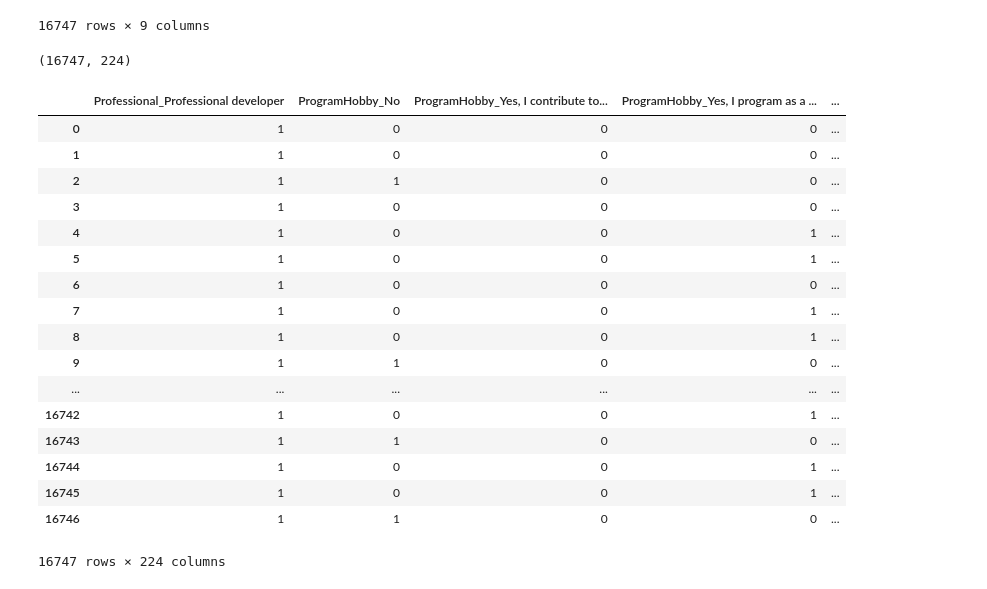
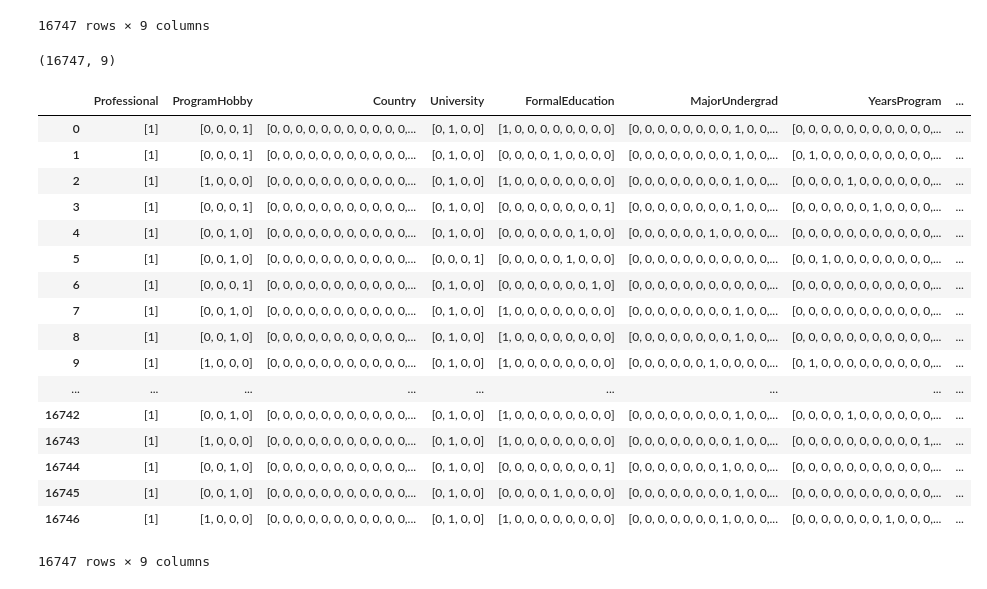
Before and after one commit to PioneerCode/pioneer-stack-over-you-ml, a Jupyter notebook: src/2017-clean.ipynb, the cells around one changed output. Drawn from its saved outputs; the diff is of its cells as text; code cells hidden in the pictures.

Commit message:
one shot encode to vectors

```diff
--- a/src/2017-clean.ipynb
+++ b/src/2017-clean.ipynb
@@ -136,27 +136,29 @@ display(raw_data)
 | 16746 | Professional developer | No | United States | No | Bachelor's degree | Computer programming or Web devel... | 16 to 17 years | ... |
 16747 rows × 9 columns
 # %%
-# One-Hot Encode
-raw_data = pd.get_dummies(raw_data)
+# One-Hot Encode vector columns
+for column in raw_data:
+    raw_data[column] = pd.get_dummies(raw_data[column]).values.tolist()
+
 print(raw_data.shape)
 display(raw_data)
 # %% [output]
-(16747, 224)
+(16747, 9)
-|  | Professional_Professional developer | ProgramHobby_No | ProgramHobby_Yes, I contribute to... | ProgramHobby_Yes, I program as a ... | ... |
-| 0 | 1 | 0 | 0 | 0 | ... |
-| 1 | 1 | 0 | 0 | 0 | ... |
-| 2 | 1 | 1 | 0 | 0 | ... |
-| 3 | 1 | 0 | 0 | 0 | ... |
-| 4 | 1 | 0 | 0 | 1 | ... |
-| 5 | 1 | 0 | 0 | 1 | ... |
-| 6 | 1 | 0 | 0 | 0 | ... |
-| 7 | 1 | 0 | 0 | 1 | ... |
-| 8 | 1 | 0 | 0 | 1 | ... |
-| 9 | 1 | 1 | 0 | 0 | ... |
-| ... | ... | ... | ... | ... | ... |
-| 16742 | 1 | 0 | 0 | 1 | ... |
-| 16743 | 1 | 1 | 0 | 0 | ... |
-| 16744 | 1 | 0 | 0 | 1 | ... |
-| 16745 | 1 | 0 | 0 | 1 | ... |
-| 16746 | 1 | 1 | 0 | 0 | ... |
+|  | Professional | ProgramHobby | Country | University | FormalEducation | MajorUndergrad | YearsProgram | ... |
+| 0 | [1] | [0, 0, 0, 1] | [0, 0, 0, 0, 0, 0, 0, 0, 0, 0, 0,... | [0, 1, 0, 0] | [1, 0, 0, 0, 0, 0, 0, 0, 0] | [0, 0, 0, 0, 0, 0, 0, 0, 1, 0, 0,... | [0, 0, 0, 0, 0, 0, 0, 0, 0, 0, 0,... | ... |
+| 1 | [1] | [0, 0, 0, 1] | [0, 0, 0, 0, 0, 0, 0, 0, 0, 0, 0,... | [0, 1, 0, 0] | [0, 0, 0, 0, 1, 0, 0, 0, 0] | [0, 0, 0, 0, 0, 0, 0, 0, 1, 0, 0,... | [0, 1, 0, 0, 0, 0, 0, 0, 0, 0, 0,... | ... |
+| 2 | [1] | [1, 0, 0, 0] | [0, 0, 0, 0, 0, 0, 0, 0, 0, 0, 0,... | [0, 1, 0, 0] | [1, 0, 0, 0, 0, 0, 0, 0, 0] | [0, 0, 0, 0, 0, 0, 0, 0, 1, 0, 0,... | [0, 0, 0, 0, 1, 0, 0, 0, 0, 0, 0,... | ... |
+| 3 | [1] | [0, 0, 0, 1] | [0, 0, 0, 0, 0, 0, 0, 0, 0, 0, 0,... | [0, 1, 0, 0] | [0, 0, 0, 0, 0, 0, 0, 0, 1] | [0, 0, 0, 0, 0, 0, 0, 0, 1, 0, 0,... | [0, 0, 0, 0, 0, 0, 1, 0, 0, 0, 0,... | ... |
+| 4 | [1] | [0, 0, 1, 0] | [0, 0, 0, 0, 0, 0, 0, 0, 0, 0, 0,... | [0, 1, 0, 0] | [0, 0, 0, 0, 0, 0, 1, 0, 0] | [0, 0, 0, 0, 0, 0, 1, 0, 0, 0, 0,... | [0, 0, 0, 0, 0, 0, 0, 0, 0, 0, 0,... | ... |
+| 5 | [1] | [0, 0, 1, 0] | [0, 0, 0, 0, 0, 0, 0, 0, 0, 0, 0,... | [0, 0, 0, 1] | [0, 0, 0, 0, 0, 1, 0, 0, 0] | [0, 0, 0, 0, 0, 0, 0, 0, 0, 0, 0,... | [0, 0, 1, 0, 0, 0, 0, 0, 0, 0, 0,... | ... |
+| 6 | [1] | [0, 0, 0, 1] | [0, 0, 0, 0, 0, 0, 0, 0, 0, 0, 0,... | [0, 1, 0, 0] | [0, 0, 0, 0, 0, 0, 0, 1, 0] | [0, 0, 0, 0, 0, 0, 0, 0, 0, 0, 0,... | [0, 0, 0, 0, 0, 0, 0, 0, 0, 0, 0,... | ... |
+| 7 | [1] | [0, 0, 1, 0] | [0, 0, 0, 0, 0, 0, 0, 0, 0, 0, 0,... | [0, 1, 0, 0] | [1, 0, 0, 0, 0, 0, 0, 0, 0] | [0, 0, 0, 0, 0, 0, 0, 0, 1, 0, 0,... | [0, 0, 0, 0, 0, 0, 0, 0, 0, 0, 0,... | ... |
+| 8 | [1] | [0, 0, 1, 0] | [0, 0, 0, 0, 0, 0, 0, 0, 0, 0, 0,... | [0, 1, 0, 0] | [1, 0, 0, 0, 0, 0, 0, 0, 0] | [0, 0, 0, 0, 0, 0, 0, 0, 1, 0, 0,... | [0, 0, 0, 0, 0, 0, 0, 0, 0, 0, 0,... | ... |
+| 9 | [1] | [1, 0, 0, 0] | [0, 0, 0, 0, 0, 0, 0, 0, 0, 0, 0,... | [0, 1, 0, 0] | [1, 0, 0, 0, 0, 0, 0, 0, 0] | [0, 0, 0, 0, 0, 0, 1, 0, 0, 0, 0,... | [0, 1, 0, 0, 0, 0, 0, 0, 0, 0, 0,... | ... |
+| ... | ... | ... | ... | ... | ... | ... | ... | ... |
+| 16742 | [1] | [0, 0, 1, 0] | [0, 0, 0, 0, 0, 0, 0, 0, 0, 0, 0,... | [0, 1, 0, 0] | [1, 0, 0, 0, 0, 0, 0, 0, 0] | [0, 0, 0, 0, 0, 0, 0, 0, 1, 0, 0,... | [0, 0, 0, 0, 1, 0, 0, 0, 0, 0, 0,... | ... |
+| 16743 | [1] | [1, 0, 0, 0] | [0, 0, 0, 0, 0, 0, 0, 0, 0, 0, 0,... | [0, 1, 0, 0] | [1, 0, 0, 0, 0, 0, 0, 0, 0] | [0, 0, 0, 0, 0, 0, 0, 0, 1, 0, 0,... | [0, 0, 0, 0, 0, 0, 0, 0, 0, 0, 1,... | ... |
+| 16744 | [1] | [0, 0, 1, 0] | [0, 0, 0, 0, 0, 0, 0, 0, 0, 0, 0,... | [0, 1, 0, 0] | [0, 0, 0, 0, 0, 0, 0, 0, 1] | [0, 0, 0, 0, 0, 0, 0, 1, 0, 0, 0,... | [0, 0, 0, 0, 0, 0, 0, 0, 0, 0, 0,... | ... |
+| 16745 | [1] | [0, 0, 1, 0] | [0, 0, 0, 0, 0, 0, 0, 0, 0, 0, 0,... | [0, 1, 0, 0] | [0, 0, 0, 0, 1, 0, 0, 0, 0] | [0, 0, 0, 0, 0, 0, 0, 0, 1, 0, 0,... | [0, 0, 0, 0, 0, 0, 0, 0, 0, 0, 0,... | ... |
+| 16746 | [1] | [1, 0, 0, 0] | [0, 0, 0, 0, 0, 0, 0, 0, 0, 0, 0,... | [0, 1, 0, 0] | [1, 0, 0, 0, 0, 0, 0, 0, 0] | [0, 0, 0, 0, 0, 0, 0, 1, 0, 0, 0,... | [0, 0, 0, 0, 0, 0, 0, 1, 0, 0, 0,... | ... |
-16747 rows × 224 columns
+16747 rows × 9 columns
```
